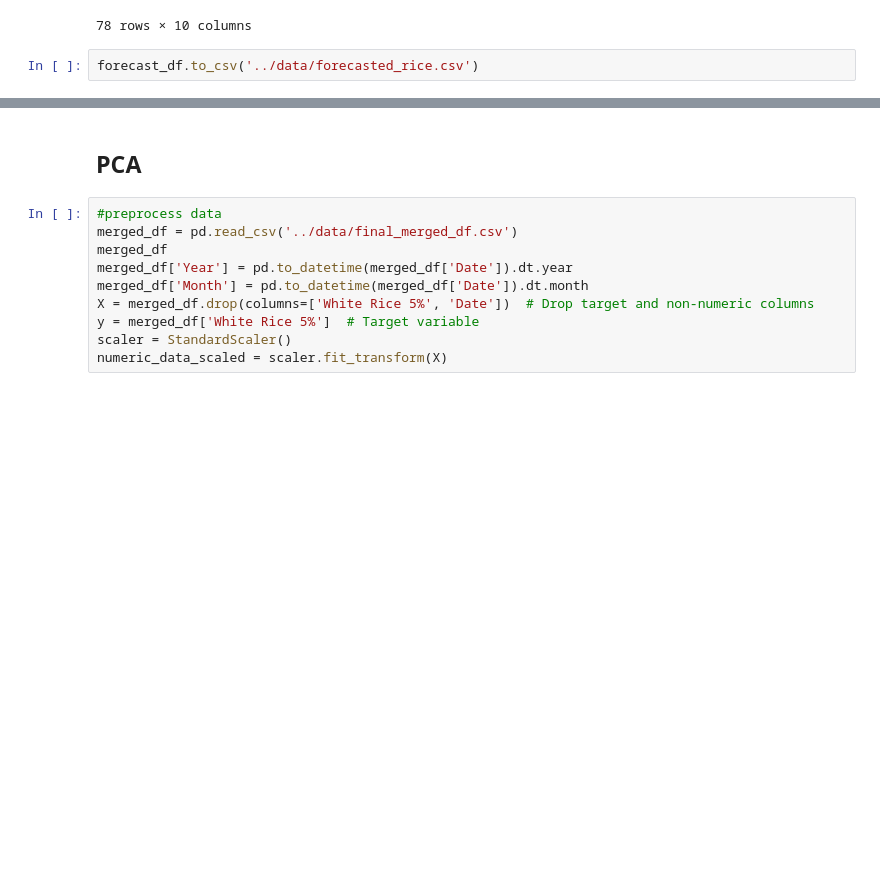
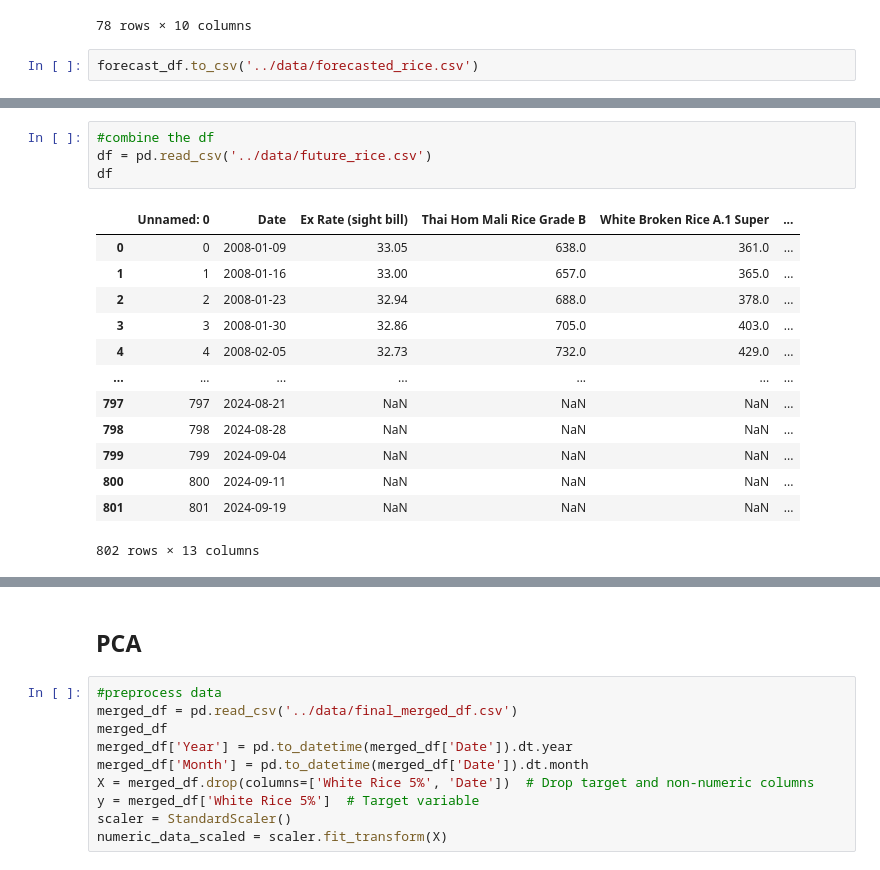
Before and after one commit to chanopsethiwan/RicePricePrediction, a Jupyter notebook: src/ChanopSethiwanA0296969WAssignment2.ipynb, the cells around one changed output, grey strips where cells are left out. Cells and saved outputs as stored; diff of their text form; blank space fills up the shorter version.

```diff
--- a/src/ChanopSethiwanA0296969WAssignment2.ipynb
+++ b/src/ChanopSethiwanA0296969WAssignment2.ipynb
@@ -742,0 +760,18 @@ forecast_df.to_csv('../data/forecasted_rice.csv')
+# %%
+#combine the df
+df = pd.read_csv('../data/future_rice.csv')
+df
+# %% [output]
+|  | Unnamed: 0 | Date | Ex Rate (sight bill) | Thai Hom Mali Rice Grade B | White Broken Rice A.1 Super | ... |
+| 0 | 0 | 2008-01-09 | 33.05 | 638.0 | 361.0 | ... |
+| 1 | 1 | 2008-01-16 | 33.00 | 657.0 | 365.0 | ... |
+| 2 | 2 | 2008-01-23 | 32.94 | 688.0 | 378.0 | ... |
+| 3 | 3 | 2008-01-30 | 32.86 | 705.0 | 403.0 | ... |
+| 4 | 4 | 2008-02-05 | 32.73 | 732.0 | 429.0 | ... |
+| ... | ... | ... | ... | ... | ... | ... |
+| 797 | 797 | 2024-08-21 | NaN | NaN | NaN | ... |
+| 798 | 798 | 2024-08-28 | NaN | NaN | NaN | ... |
+| 799 | 799 | 2024-09-04 | NaN | NaN | NaN | ... |
+| 800 | 800 | 2024-09-11 | NaN | NaN | NaN | ... |
+| 801 | 801 | 2024-09-19 | NaN | NaN | NaN | ... |
+802 rows × 13 columns
```
Also changed, not shown: parts of 2 cells of this notebook.
